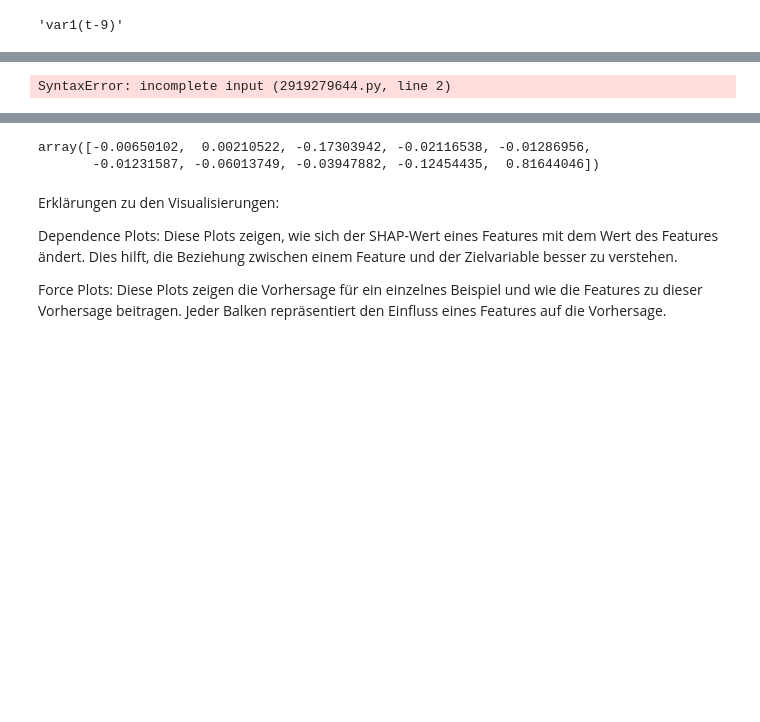
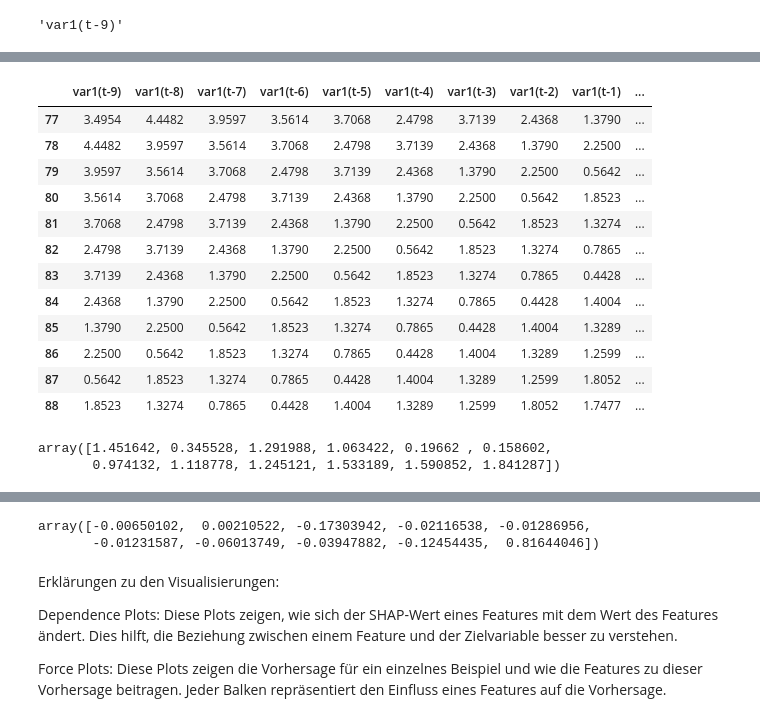
Before and after one commit to mmelinanna/xaiplayground, a Jupyter notebook: random_forest.ipynb, the cells around one changed output, grey strips where cells are left out. Cells and saved outputs as stored; diff of their text form; code cells hidden in the pictures; blank space fills up the shorter version.

```diff
--- a/random_forest.ipynb
+++ b/random_forest.ipynb
@@ -1151,4 +1151,21 @@ np.mean(np.abs(shap_values.values[:,-1]))  ####<--- this is it
-# %%
-for shap_v in shap_values.values[:,1]:
-# %% [output]
-SyntaxError: incomplete input (2919279644.py, line 2)
+# %%
+ X_testRFR
+# %% [output]
+|  | var1(t-9) | var1(t-8) | var1(t-7) | var1(t-6) | var1(t-5) | var1(t-4) | var1(t-3) | var1(t-2) | var1(t-1) | ... |
+| 77 | 3.4954 | 4.4482 | 3.9597 | 3.5614 | 3.7068 | 2.4798 | 3.7139 | 2.4368 | 1.3790 | ... |
+| 78 | 4.4482 | 3.9597 | 3.5614 | 3.7068 | 2.4798 | 3.7139 | 2.4368 | 1.3790 | 2.2500 | ... |
+| 79 | 3.9597 | 3.5614 | 3.7068 | 2.4798 | 3.7139 | 2.4368 | 1.3790 | 2.2500 | 0.5642 | ... |
+| 80 | 3.5614 | 3.7068 | 2.4798 | 3.7139 | 2.4368 | 1.3790 | 2.2500 | 0.5642 | 1.8523 | ... |
+| 81 | 3.7068 | 2.4798 | 3.7139 | 2.4368 | 1.3790 | 2.2500 | 0.5642 | 1.8523 | 1.3274 | ... |
+| 82 | 2.4798 | 3.7139 | 2.4368 | 1.3790 | 2.2500 | 0.5642 | 1.8523 | 1.3274 | 0.7865 | ... |
+| 83 | 3.7139 | 2.4368 | 1.3790 | 2.2500 | 0.5642 | 1.8523 | 1.3274 | 0.7865 | 0.4428 | ... |
+| 84 | 2.4368 | 1.3790 | 2.2500 | 0.5642 | 1.8523 | 1.3274 | 0.7865 | 0.4428 | 1.4004 | ... |
+| 85 | 1.3790 | 2.2500 | 0.5642 | 1.8523 | 1.3274 | 0.7865 | 0.4428 | 1.4004 | 1.3289 | ... |
+| 86 | 2.2500 | 0.5642 | 1.8523 | 1.3274 | 0.7865 | 0.4428 | 1.4004 | 1.3289 | 1.2599 | ... |
+| 87 | 0.5642 | 1.8523 | 1.3274 | 0.7865 | 0.4428 | 1.4004 | 1.3289 | 1.2599 | 1.8052 | ... |
+| 88 | 1.8523 | 1.3274 | 0.7865 | 0.4428 | 1.4004 | 1.3289 | 1.2599 | 1.8052 | 1.7477 | ... |
+# %%
+y_pred
+# %% [output]
+array([1.451642, 0.345528, 1.291988, 1.063422, 0.19662 , 0.158602,
+       0.974132, 1.118778, 1.245121, 1.533189, 1.590852, 1.841287])
```
Also changed, not shown: parts of 24 cells of this notebook, 5 other files.
